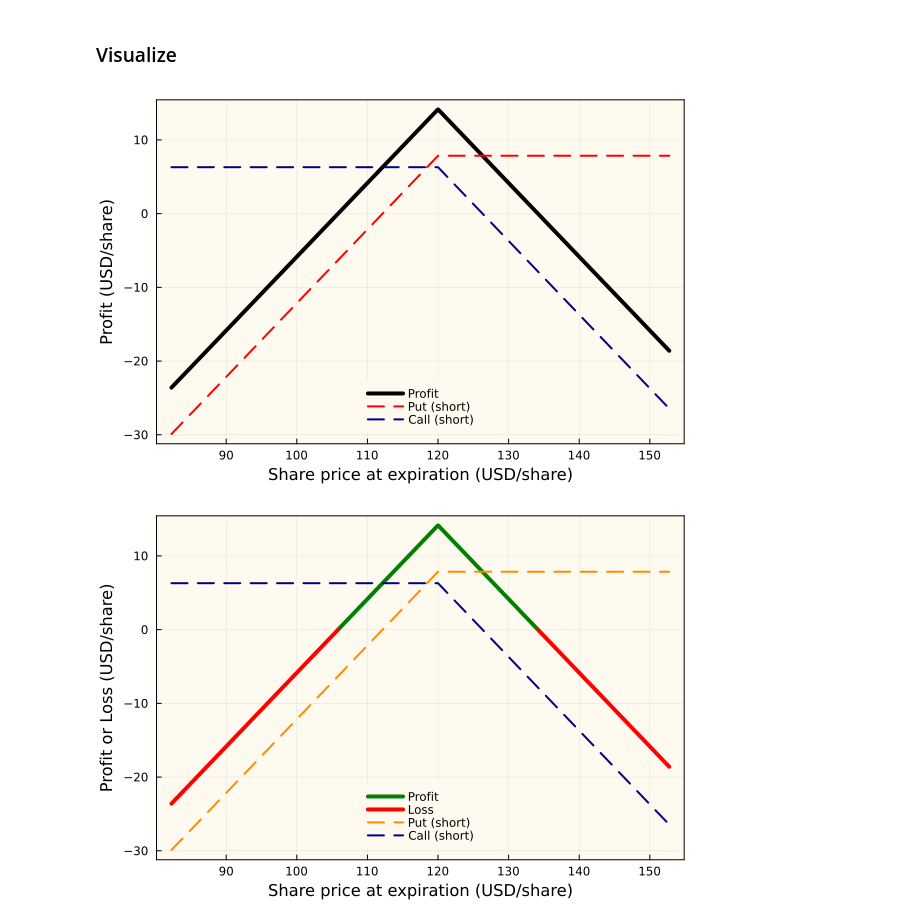
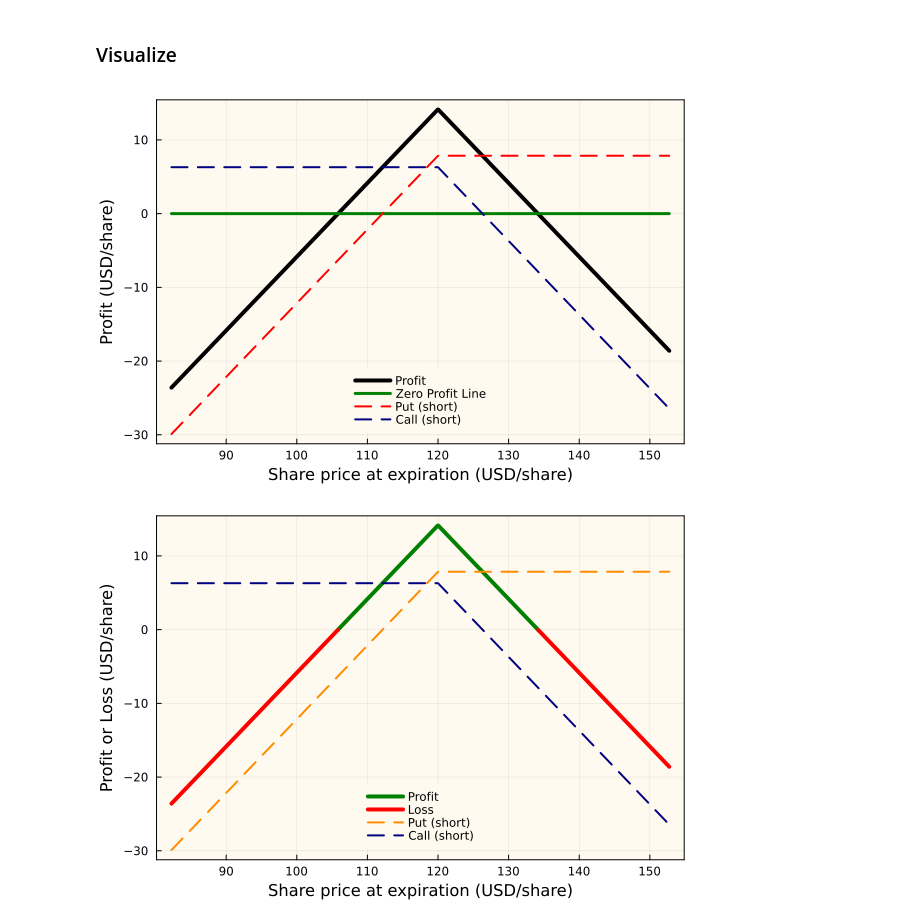
Before and after one commit to varnerlab/CHEME-5660-Labs-F23, a Jupyter notebook: CHEME-5660-L9b-OptionsContractsAtExpiration.ipynb, the cells around one changed output. Saved outputs shown, nothing was run; the diff lists cells and outputs as text; code cells hidden in the pictures.

```diff
--- a/CHEME-5660-L9b-OptionsContractsAtExpiration.ipynb
+++ b/CHEME-5660-L9b-OptionsContractsAtExpiration.ipynb
@@ -207,13 +215,18 @@ profit_array = profit([straddle_put_contract_model, staddle_call_contract_model]
 # %%
 plot(profit_array[:,1], profit_array[:,4], lw=4, label="Profit", c=:black,
         bg="floralwhite", background_color_outside="white", framestyle = :box, fg_legend = :transparent,
         legend=:bottom)
+
+number_of_steps = length(profit_array[:,1]);
+BEL = zeros(number_of_steps)
+plot!(profit_array[:,1], BEL,lw=3, c=:green, label="Zero Profit Line")
 plot!(profit_array[:,1], profit_array[:,2], lw=2, label="Put (short)", ls=:dash, c=:red)
 plot!(profit_array[:,1], profit_array[:,3], lw=2, label="Call (short)", ls=:dash, c=:navyblue)
+
 xlabel!("Share price at expiration (USD/share)", fontsize=18)
 ylabel!("Profit (USD/share)", fontsize=18)
 # %% [output]
-[figure, old version]
+[figure, new version]
 # %%
 profit_idx = findall(>(0), profit_array[:,4])
 loss_array = profit_array[:,:]; loss_array[profit_idx,:] .= NaN
```
Also changed, not shown: parts of 3 cells of this notebook, 1 other file.
